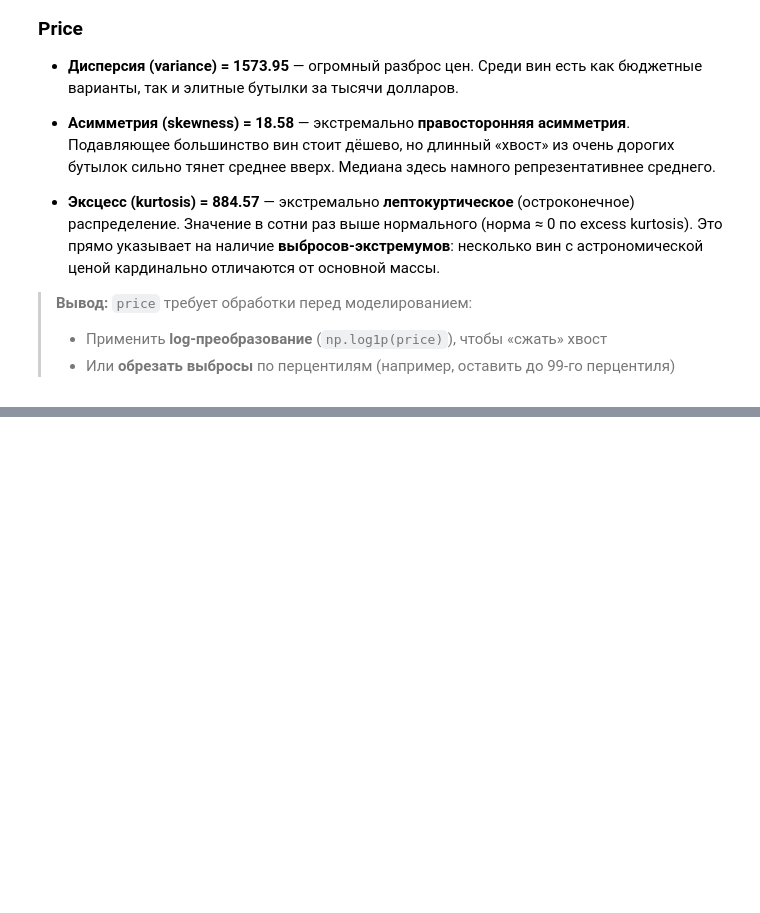
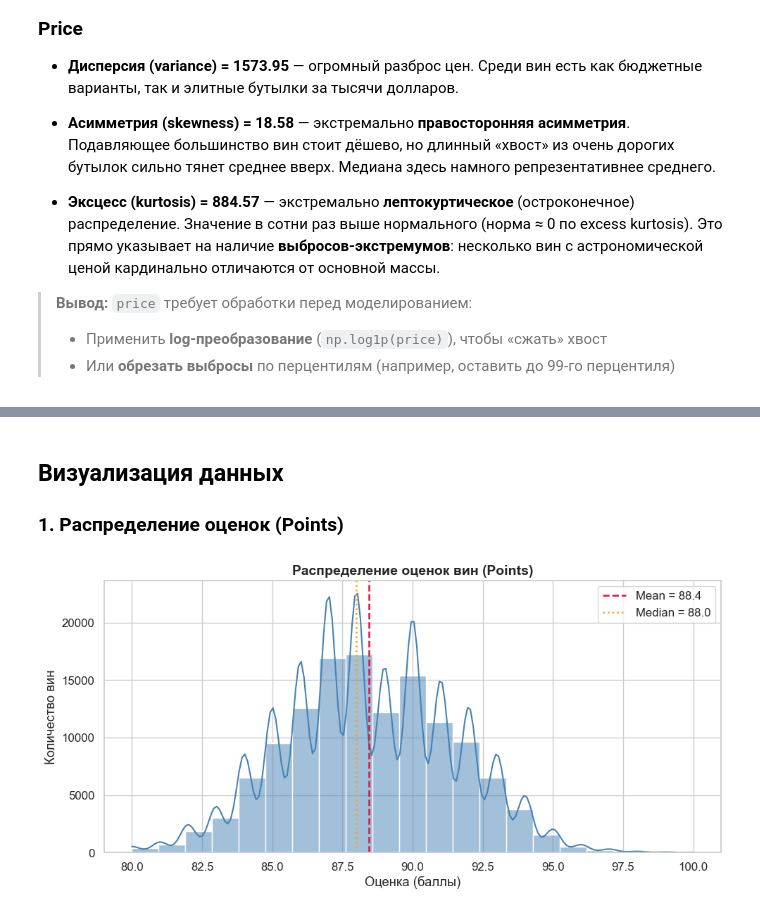
Before and after one commit to EcLerk/ml-course-homeworks, a Jupyter notebook: hw02_eda/hw02_eda.ipynb, the cells around one changed output, grey strips where cells are left out. Saved outputs shown, nothing was run; the diff lists cells and outputs as text; code cells hidden in the pictures; blank space fills up the shorter version.

```diff
--- a/hw02_eda/hw02_eda.ipynb
+++ b/hw02_eda/hw02_eda.ipynb
@@ -277,0 +351,11 @@ display(stats)
+# %%
+# Считаем сколько раз встречается каждый сорт
+variety_counts = wine_df['variety'].value_counts()
+
+# Разбиваем сорта по перцентилям
+wine_df['rarity_category'] = pd.qcut(wine_df['variety'].map(variety_counts),
+                                  q=4,
+                                  labels=['rare', 'niche', 'popular', 'mainstream'],
+                                  duplicates='drop')  # на случай одинаковых границ
+
+wine_df.head()
@@ -277,0 +369,26 @@ display(stats)
+# %% [markdown]
+## Визуализация данных
+
+### 1. Распределение оценок (Points)
+# %%
+import numpy as np
+import warnings
+warnings.filterwarnings('ignore')
+
+sns.set_theme(style='whitegrid', palette='muted', font_scale=1.1)
+df_viz = wine_df[wine_df['price'] < wine_df['price'].quantile(0.95)]
+
+fig, ax = plt.subplots(figsize=(10, 5))
+sns.histplot(wine_df['points'], bins=21, kde=True, ax=ax, color='steelblue', edgecolor='white')
+ax.axvline(wine_df['points'].mean(), color='crimson', linestyle='--', linewidth=1.8,
+           label=f'Mean = {wine_df["points"].mean():.1f}')
+ax.axvline(wine_df['points'].median(), color='orange', linestyle=':', linewidth=1.8,
+           label=f'Median = {wine_df["points"].median():.1f}')
+ax.set_title('Распределение оценок вин (Points)', fontsize=14, fontweight='bold')
+ax.set_xlabel('Оценка (баллы)')
+ax.set_ylabel('Количество вин')
+ax.legend()
+plt.tight_layout()
+plt.show()
+# %% [output]
+[figure, added]
```
Also changed, not shown: parts of 24 cells of this notebook, 2 other files.
